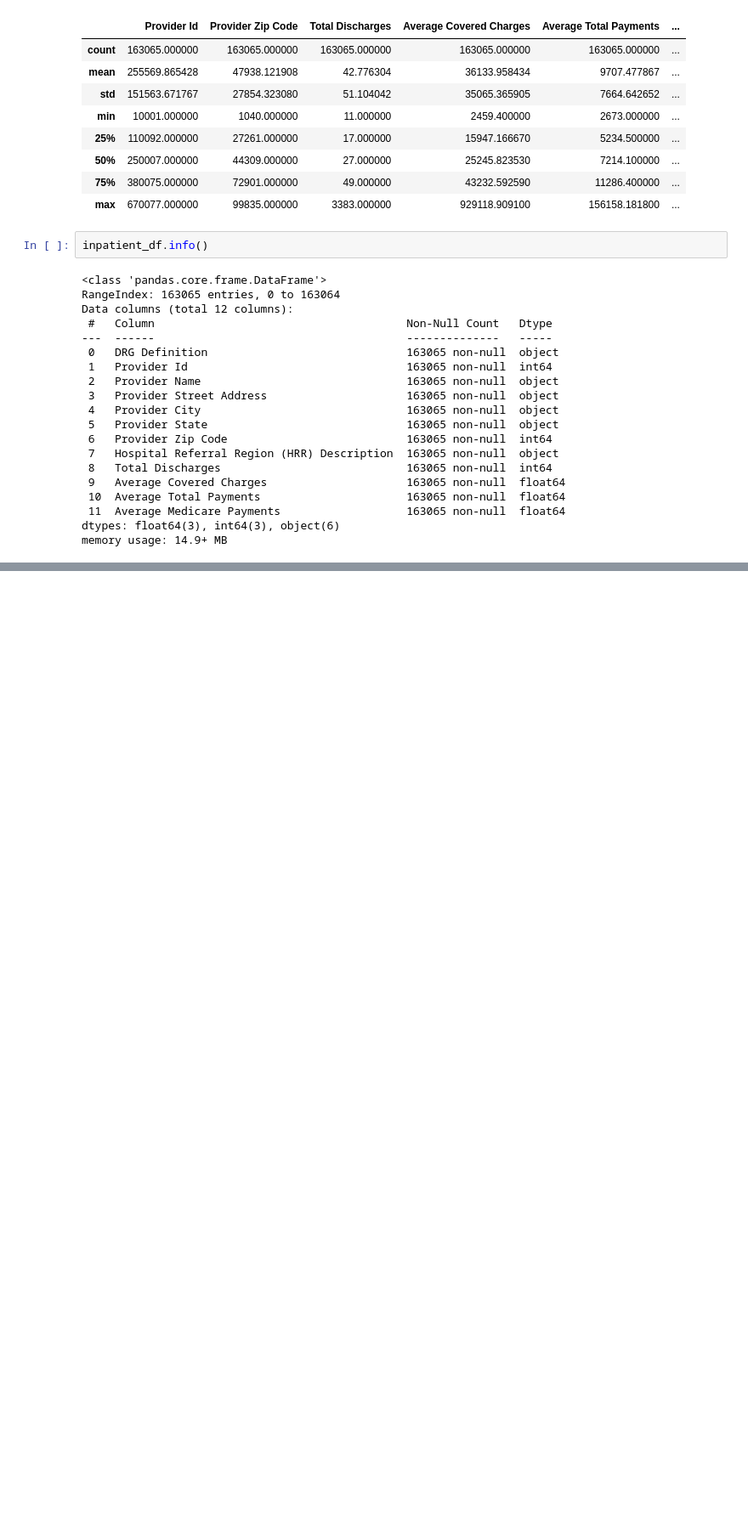
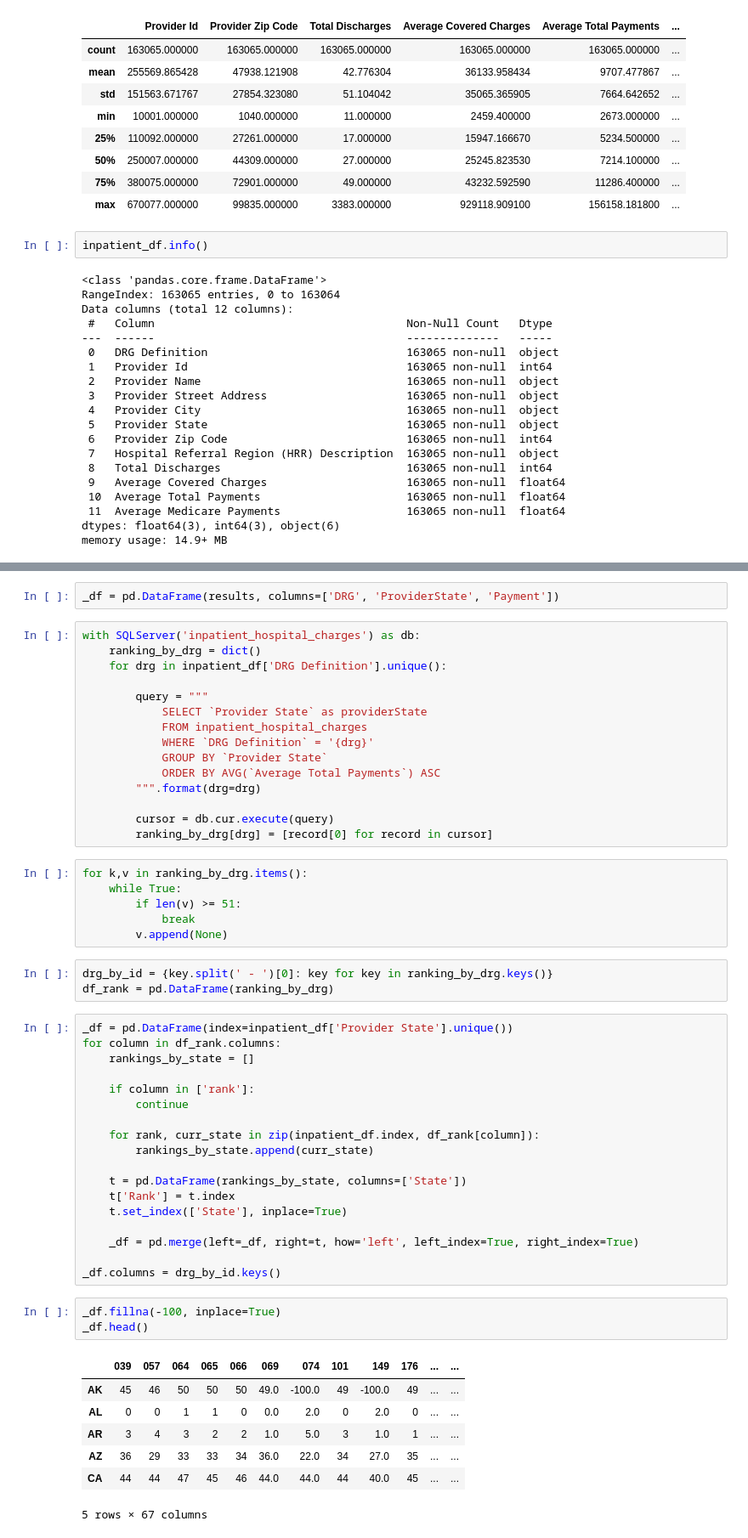
Before and after one commit to blueming-camelia/CIS6397_Project, a Jupyter notebook: inpatientData.ipynb, the cells around one changed output, grey strips where cells are left out. Shown at 85% size. Cells and saved outputs as stored; diff of their text form; blank space fills up the shorter version.

Commit message:
updating inpatientData.ipynb pt4

```diff
--- a/inpatientData.ipynb
+++ b/inpatientData.ipynb
@@ -159,0 +204,55 @@ fig.show()
+# %%
+_df = pd.DataFrame(results, columns=['DRG', 'ProviderState', 'Payment'])
+# %%
+with SQLServer('inpatient_hospital_charges') as db:
+    ranking_by_drg = dict()
+    for drg in inpatient_df['DRG Definition'].unique():
+
+        query = """
+            SELECT `Provider State` as providerState
+            FROM inpatient_hospital_charges
+            WHERE `DRG Definition` = '{drg}'
+            GROUP BY `Provider State`
+            ORDER BY AVG(`Average Total Payments`) ASC
+        """.format(drg=drg)
+
+        cursor = db.cur.execute(query)
+        ranking_by_drg[drg] = [record[0] for record in cursor]
+# %%
+for k,v in ranking_by_drg.items():
+    while True:
+        if len(v) >= 51:
+            break
+        v.append(None)
+# %%
+drg_by_id = {key.split(' - ')[0]: key for key in ranking_by_drg.keys()}
+df_rank = pd.DataFrame(ranking_by_drg)
+# %%
+_df = pd.DataFrame(index=inpatient_df['Provider State'].unique())
+for column in df_rank.columns:
+    rankings_by_state = []
+
+    if column in ['rank']:
+        continue
+
+    for rank, curr_state in zip(inpatient_df.index, df_rank[column]):
+        rankings_by_state.append(curr_state)
+
+    t = pd.DataFrame(rankings_by_state, columns=['State'])
+    t['Rank'] = t.index
+    t.set_index(['State'], inplace=True)
+
+    _df = pd.merge(left=_df, right=t, how='left', left_index=True, right_index=True)
+
+_df.columns = drg_by_id.keys()
+# %%
+_df.fillna(-100, inplace=True)
+_df.head()
+# %% [output]
+|  | 039 | 057 | 064 | 065 | 066 | 069 | 074 | 101 | 149 | 176 | ... | ... |
+| AK | 45 | 46 | 50 | 50 | 50 | 49.0 | -100.0 | 49 | -100.0 | 49 | ... | ... |
+| AL | 0 | 0 | 1 | 1 | 0 | 0.0 | 2.0 | 0 | 2.0 | 0 | ... | ... |
+| AR | 3 | 4 | 3 | 2 | 2 | 1.0 | 5.0 | 3 | 1.0 | 1 | ... | ... |
+| AZ | 36 | 29 | 33 | 33 | 34 | 36.0 | 22.0 | 34 | 27.0 | 35 | ... | ... |
+| CA | 44 | 44 | 47 | 45 | 46 | 44.0 | 44.0 | 44 | 40.0 | 45 | ... | ... |
+5 rows × 67 columns
```
Also changed, not shown: parts of 10 cells of this notebook, 1 other file.
